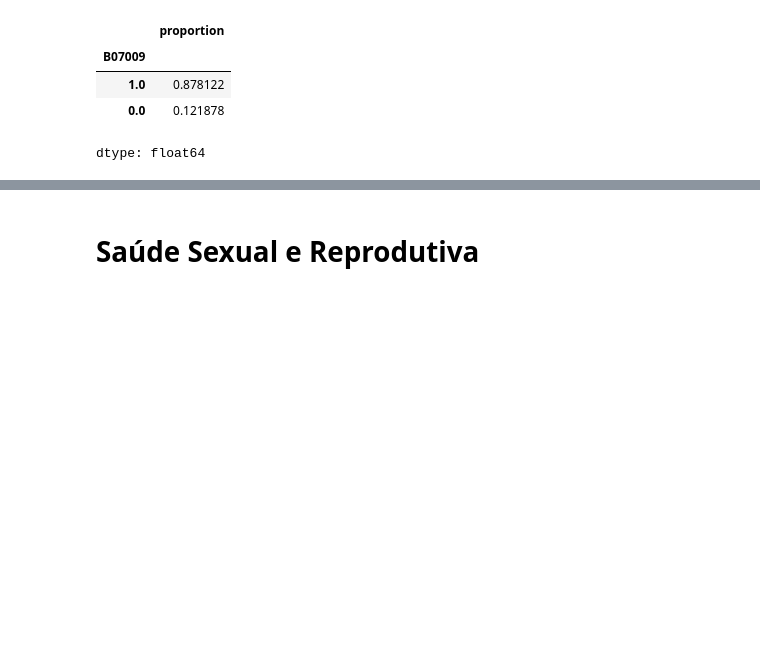
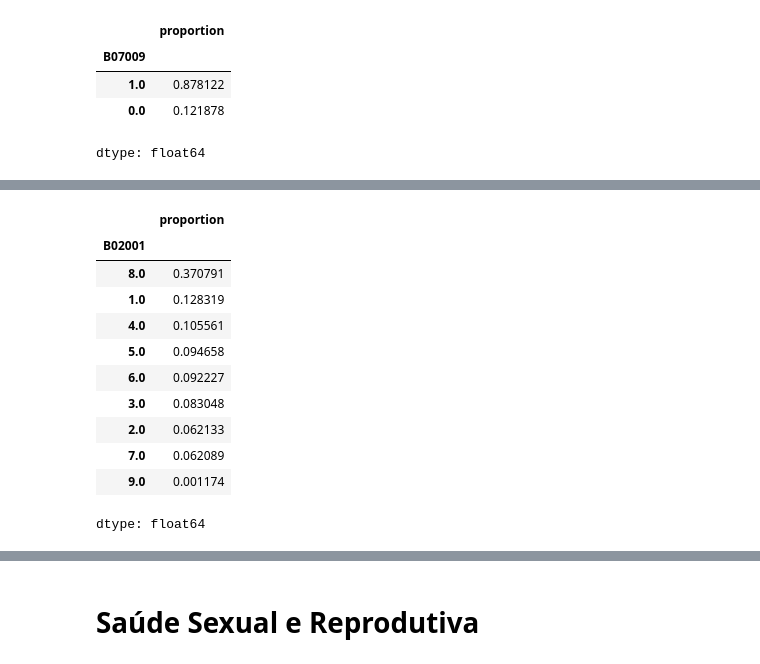
Before and after one commit to GustavoEmanuel901/lainfs-pense-repository, a Jupyter notebook: Dados_Pense_2026.ipynb, the cells around one changed output, grey strips where cells are left out. Saved outputs shown, nothing was run; the diff lists cells and outputs as text; code cells hidden in the pictures; blank space fills up the shorter version.

```diff
--- a/Dados_Pense_2026.ipynb
+++ b/Dados_Pense_2026.ipynb
@@ -2175,0 +2570,15 @@ dtype: float64
+# %%
+df['B02001'].value_counts(normalize=True)
+# %% [output]
+|  | proportion |
+| B02001 |  |
+| 8.0 | 0.370791 |
+| 1.0 | 0.128319 |
+| 4.0 | 0.105561 |
+| 5.0 | 0.094658 |
+| 6.0 | 0.092227 |
+| 3.0 | 0.083048 |
+| 2.0 | 0.062133 |
+| 7.0 | 0.062089 |
+| 9.0 | 0.001174 |
+dtype: float64
```
Also changed, not shown: parts of 78 cells of this notebook.
